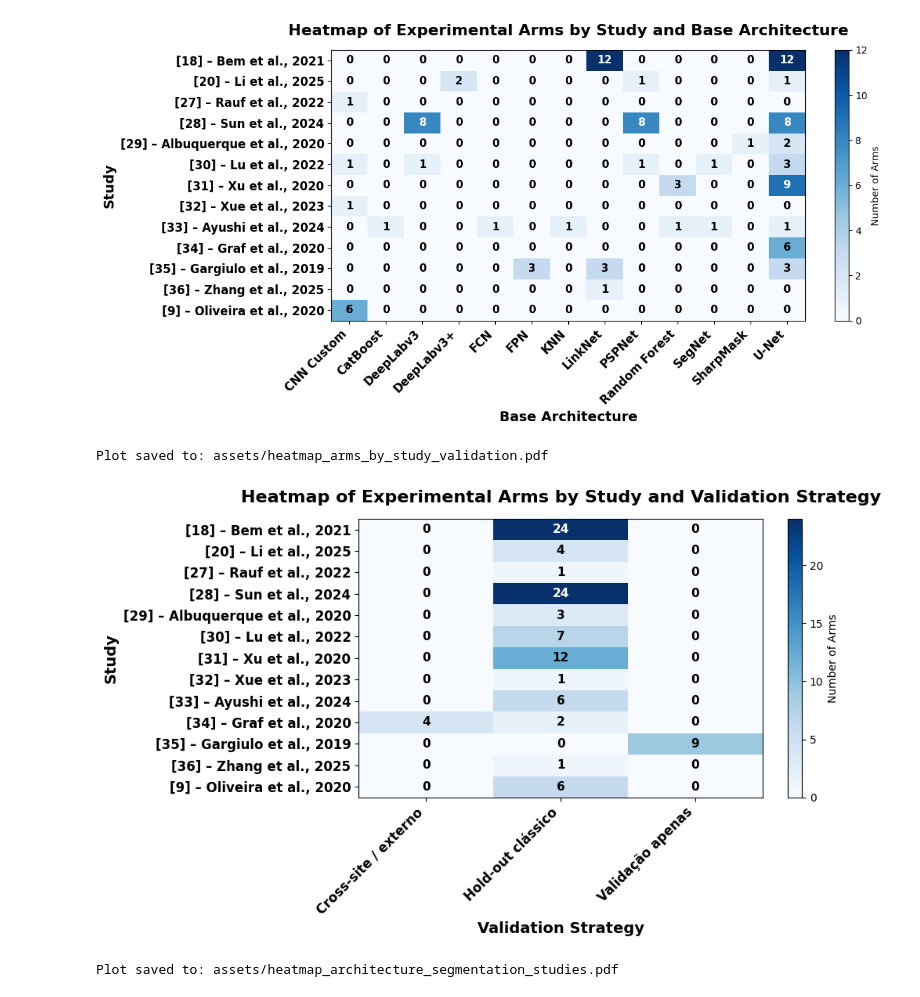
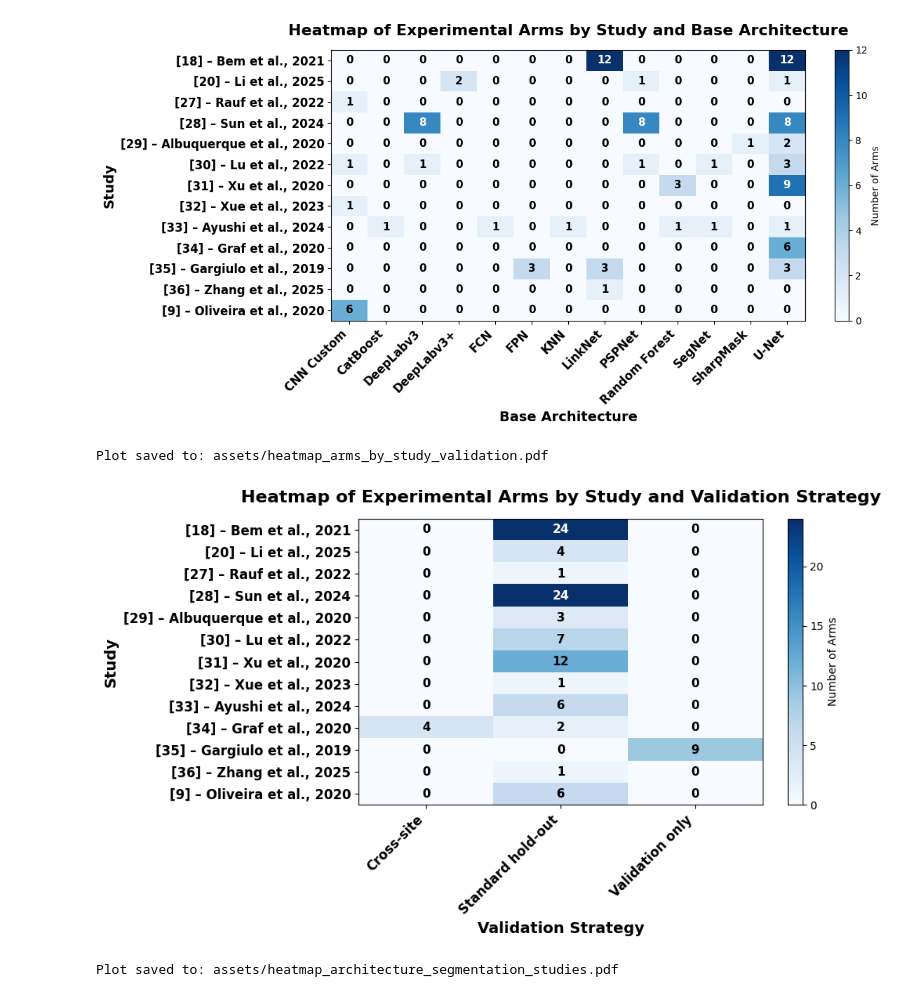
Before and after one commit to MatMB115/lulc-segmentation-materials, a Jupyter notebook: meta/metanalise.ipynb, the cells around one changed output. Drawn from its saved outputs; the diff is of its cells as text; code cells hidden in the pictures.

Commit message:
fix: fixing the miss caption portuguese typo in english figures

```diff
--- a/meta/metanalise.ipynb
+++ b/meta/metanalise.ipynb
@@ -205,18 +205,36 @@ required_cols = {"Study ID", "Study Number", "validation_category"}
 missing = required_cols - set(df.columns)
 assert not missing, f"Missing columns: {missing}"
 
-# Create study label
-df["Study Label"] = df["Study Number"].astype(str).str.rjust(2, "0") + " – " + df["Study ID"]
+cat_map = {
+    "Cross-site / externo": "Cross-site",
+    "Hold-out clássico":    "Standard hold-out",
+    "Validação apenas":     "Validation only",
+}
 
-# Count table: number of arms per study and validation strategy
+df["validation_category"] = (
+    df["validation_category"]
+      .replace(cat_map)
+      .fillna(df["validation_category"])
+)
+
+# enforce a consistent column order in the heat map
+cat_order = ["Cross-site", "Standard hold-out", "Validation only"]
+df["validation_category"] = pd.Categorical(
+    df["validation_category"], categories=cat_order, ordered=True
+)
+
+df["Study Label"] = (
+    df["Study Number"].astype(str).str.rjust(2, "0") + " – " + df["Study ID"]
+)
+
 count_table = (
     df.groupby(["Study Label", "validation_category"])
       .size()
       .unstack(fill_value=0)
+      .reindex(columns=cat_order, fill_value=0)       # guarantee column order
       .sort_index()
 )
 
-# Plot heatmap
 fig_height = max(6, 0.35 * len(count_table))
 fig, ax = plt.subplots(figsize=(10, fig_height))
 
@@ -224,36 +242,36 @@ data = count_table.values
 im = ax.imshow(data, aspect="auto", cmap="Blues")
 
 # Axis ticks
 ax.set_xticks(range(len(count_table.columns)))
 ax.set_xticklabels(count_table.columns, rotation=45, ha="right",
                    fontsize=12, fontweight="bold")
 ax.set_yticks(range(len(count_table.index)))
 ax.set_yticklabels(count_table.index, fontsize=12, fontweight="bold")
 
 # Cell annotations
-threshold = data.max() / 2.0 if data.max() else 0 #type: ignore
+threshold = data.max() / 2.0 if data.max() else 0
 for i in range(data.shape[0]):
     for j in range(data.shape[1]):
         val = data[i, j]
         color = "white" if val > threshold else "black"
         ax.text(j, i, f"{val}", ha="center", va="center",
                 color=color, fontsize=11, fontweight="bold")
 
-# Colorbar
+# Color bar
 plt.colorbar(im, ax=ax, label="Number of Arms")
 
 # Titles and labels
 ax.set_title("Heatmap of Experimental Arms by Study and Validation Strategy",
              fontsize=16, fontweight="bold", pad=15)
 ax.set_xlabel("Validation Strategy", fontsize=14, fontweight="bold")
 ax.set_ylabel("Study", fontsize=14, fontweight="bold")
 
 plt.tight_layout()
 save_plot_pdf("heatmap_arms_by_study_validation")
 plt.show()
 # %% [output]
 Plot saved to: assets/heatmap_arms_by_study_validation.pdf
-[figure, old version]
+[figure, new version]
 # %%
 # Filter required columns
 required_cols = ["Architecture (base)", "Segmentation type", "Study Number"]
```
Also changed, not shown: parts of 4 cells of this notebook, 10 other files.
